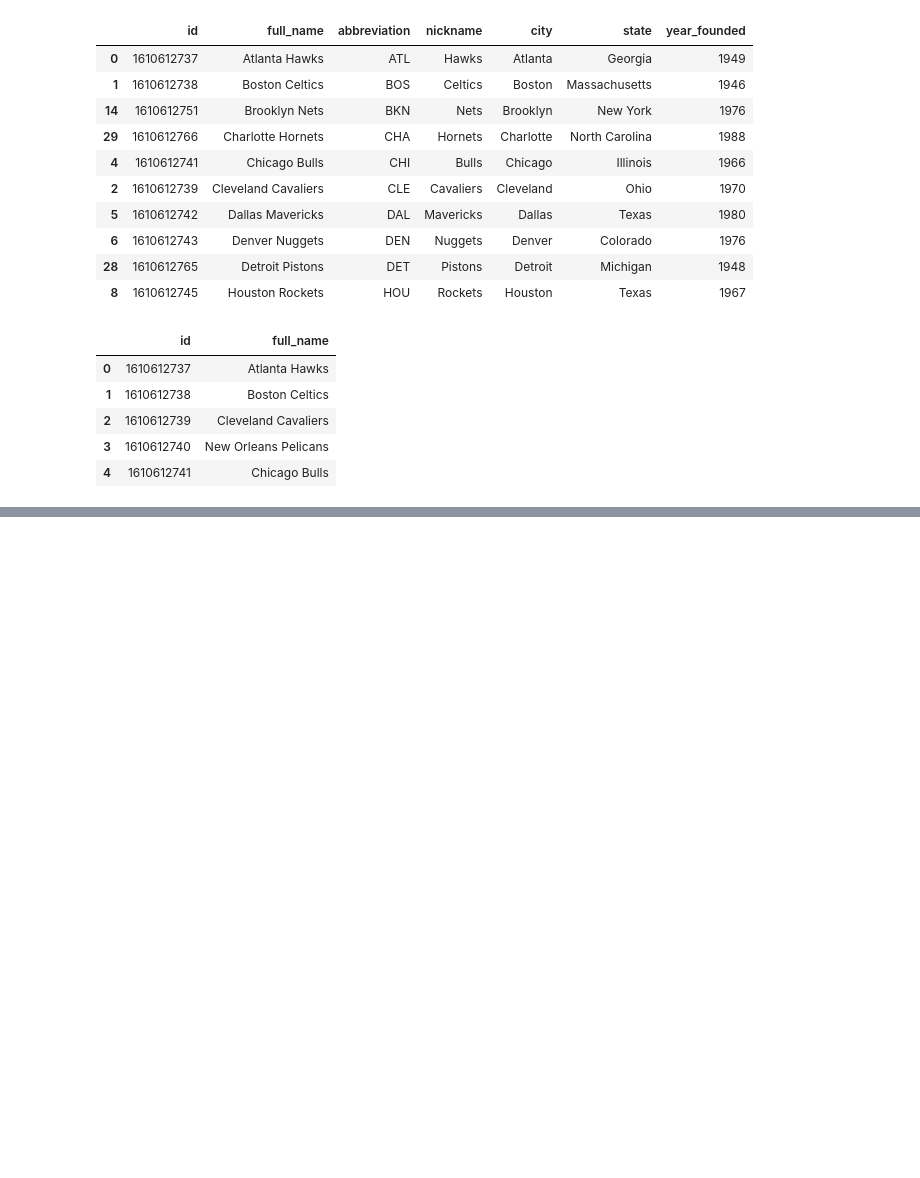
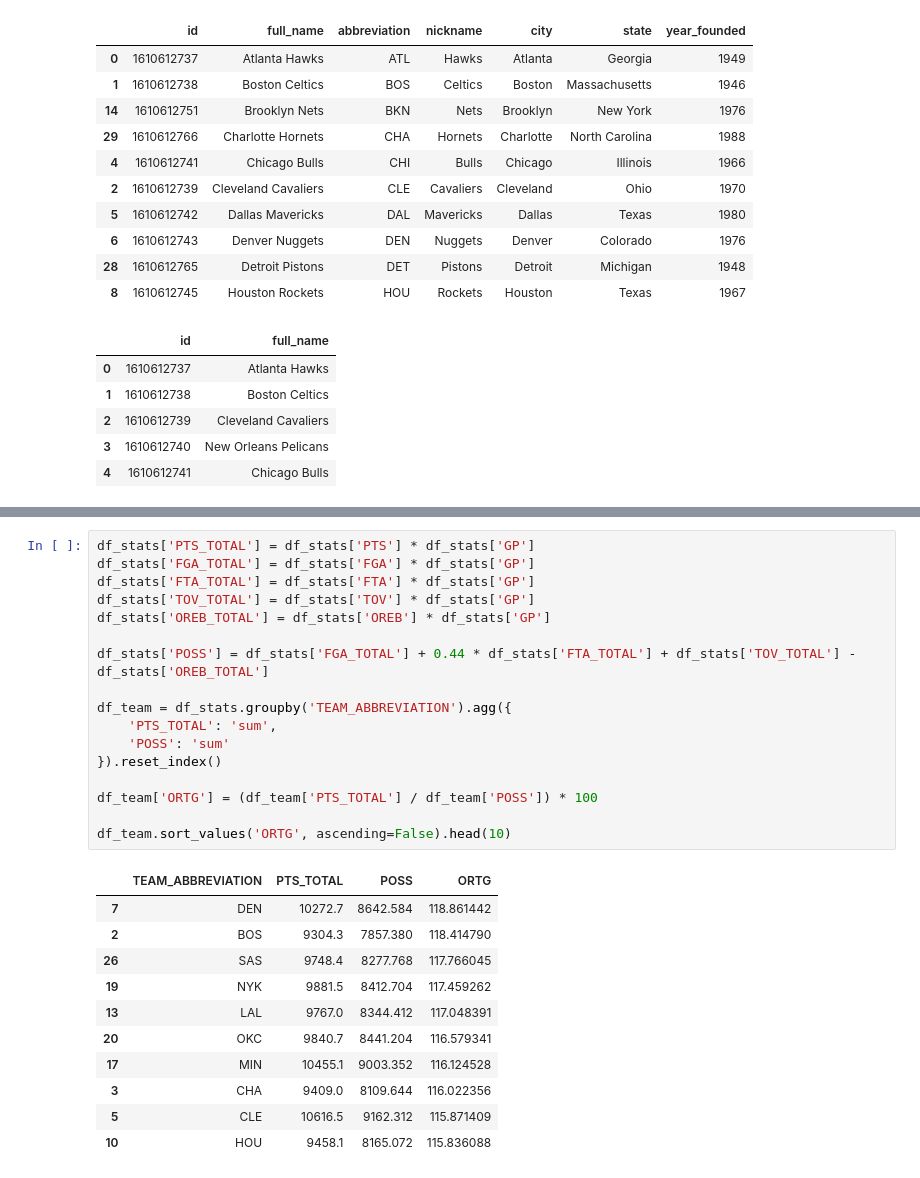
Before and after one commit to Pab200/pabs-nba-analytics-dashboard, a Jupyter notebook: notebooks/first_analysis.ipynb, the cells around one changed output, grey strips where cells are left out. Cells and saved outputs as stored; diff of their text form; blank space fills up the shorter version.

```diff
--- a/notebooks/first_analysis.ipynb
+++ b/notebooks/first_analysis.ipynb
@@ -174,3 +238,32 @@ Index(['id', 'full_name', 'abbreviation', 'nickname', 'city', 'state',
+# %%
+df_stats['PTS_TOTAL'] = df_stats['PTS'] * df_stats['GP']
+df_stats['FGA_TOTAL'] = df_stats['FGA'] * df_stats['GP']
+df_stats['FTA_TOTAL'] = df_stats['FTA'] * df_stats['GP']
+df_stats['TOV_TOTAL'] = df_stats['TOV'] * df_stats['GP']
+df_stats['OREB_TOTAL'] = df_stats['OREB'] * df_stats['GP']
+
+df_stats['POSS'] = df_stats['FGA_TOTAL'] + 0.44 * df_stats['FTA_TOTAL'] + df_stats['TOV_TOTAL'] - df_stats['OREB_TOTAL']
+
+df_team = df_stats.groupby('TEAM_ABBREVIATION').agg({
+    'PTS_TOTAL': 'sum',
+    'POSS': 'sum'
+}).reset_index()
+
+df_team['ORTG'] = (df_team['PTS_TOTAL'] / df_team['POSS']) * 100
+
+df_team.sort_values('ORTG', ascending=False).head(10)
+# %% [output]
+|  | TEAM_ABBREVIATION | PTS_TOTAL | POSS | ORTG |
+| 7 | DEN | 10272.7 | 8642.584 | 118.861442 |
+| 2 | BOS | 9304.3 | 7857.380 | 118.414790 |
+| 26 | SAS | 9748.4 | 8277.768 | 117.766045 |
+| 19 | NYK | 9881.5 | 8412.704 | 117.459262 |
+| 13 | LAL | 9767.0 | 8344.412 | 117.048391 |
+| 20 | OKC | 9840.7 | 8441.204 | 116.579341 |
+| 17 | MIN | 10455.1 | 9003.352 | 116.124528 |
+| 3 | CHA | 9409.0 | 8109.644 | 116.022356 |
+| 5 | CLE | 10616.5 | 9162.312 | 115.871409 |
+| 10 | HOU | 9458.1 | 8165.072 | 115.836088 |
 # %%
 display(df_stats.head())
 display(df_stats.columns)
```
Also changed, not shown: parts of 4 cells of this notebook, 3 other files.
